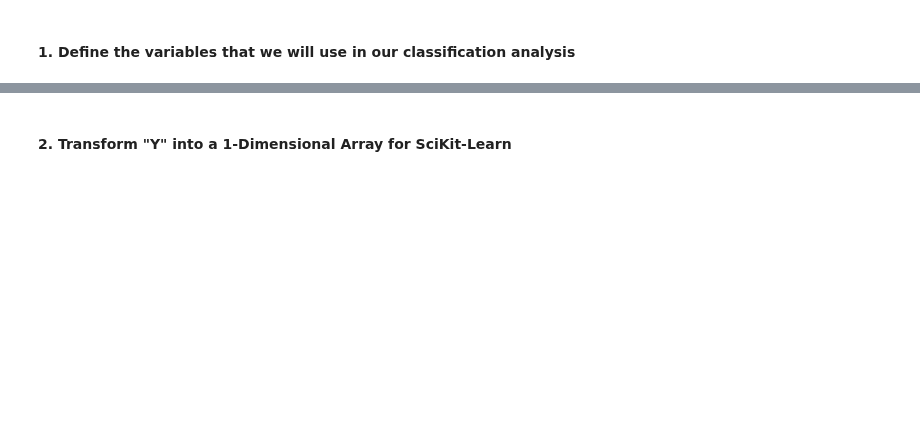
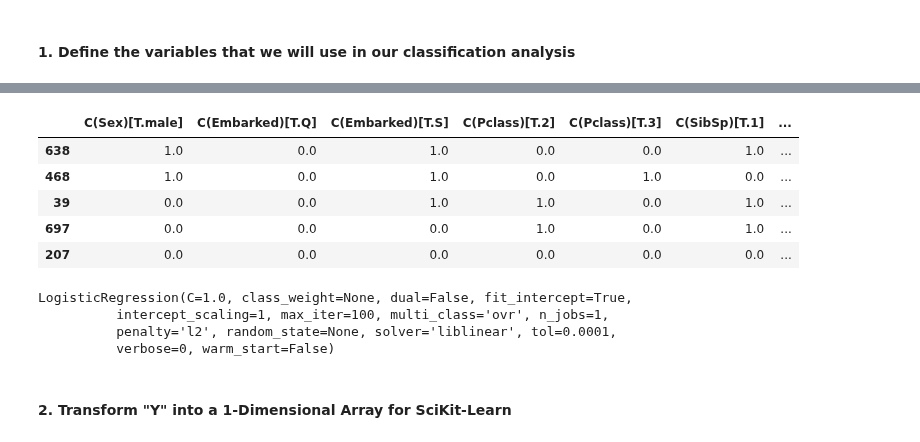
Before and after one commit to AndrewJeong89/GA-DSI, a Jupyter notebook: projects/projects-weekly/project-05/code/starter-code/starter-code-aj.ipynb, the cells around one changed output, grey strips where cells are left out. Drawn from its saved outputs; the diff is of its cells as text; code cells hidden in the pictures; blank space fills up the shorter version.

```diff
--- a/projects/projects-weekly/project-05/code/starter-code/starter-code-aj.ipynb
+++ b/projects/projects-weekly/project-05/code/starter-code/starter-code-aj.ipynb
@@ -313,0 +307,2 @@ ValueError: Input contains NaN, infinity or a value too large for dtype('float64
+# %%
+af_test = pd.DataFrame(Xt_scale, columns = ['Age','Fare'])
@@ -314,2 +336,19 @@ ValueError: Input contains NaN, infinity or a value too large for dtype('float64
+# %%
+X_test.head()
+# %% [output]
+|  | C(Sex)[T.male] | C(Embarked)[T.Q] | C(Embarked)[T.S] | C(Pclass)[T.2] | C(Pclass)[T.3] | C(SibSp)[T.1] | ... |
+| 638 | 1.0 | 0.0 | 1.0 | 0.0 | 0.0 | 1.0 | ... |
+| 468 | 1.0 | 0.0 | 1.0 | 0.0 | 1.0 | 0.0 | ... |
+| 39 | 0.0 | 0.0 | 1.0 | 1.0 | 0.0 | 1.0 | ... |
+| 697 | 0.0 | 0.0 | 0.0 | 1.0 | 0.0 | 1.0 | ... |
+| 207 | 0.0 | 0.0 | 0.0 | 0.0 | 0.0 | 0.0 | ... |
+# %%
+model = LogisticRegression()
+model.fit(X_train, y_train)
+# %% [output]
+LogisticRegression(C=1.0, class_weight=None, dual=False, fit_intercept=True,
+          intercept_scaling=1, max_iter=100, multi_class='ovr', n_jobs=1,
+          penalty='l2', random_state=None, solver='liblinear', tol=0.0001,
+          verbose=0, warm_start=False)
 # %% [markdown]
 #### 2. Transform "Y" into a 1-Dimensional Array for SciKit-Learn
```
Also changed, not shown: parts of 22 cells of this notebook, 12 other files.
